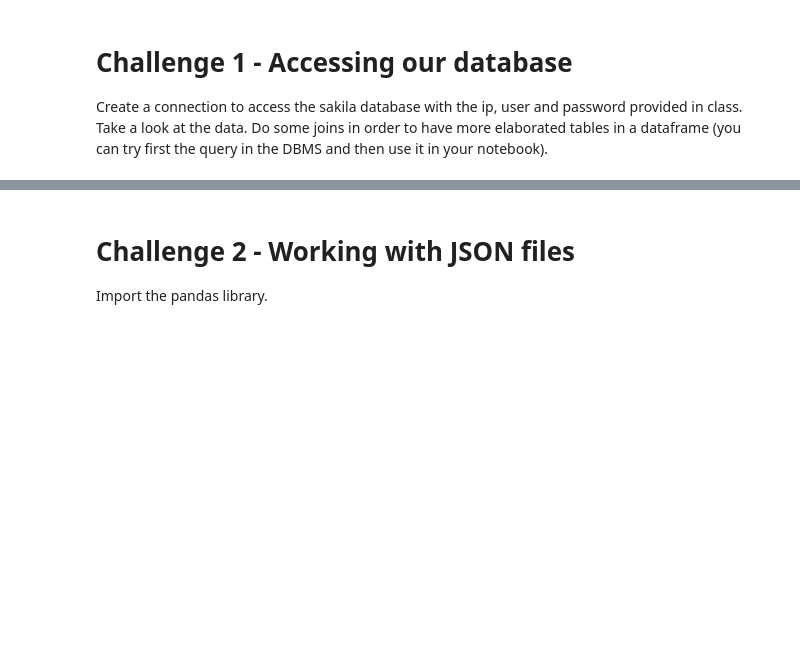
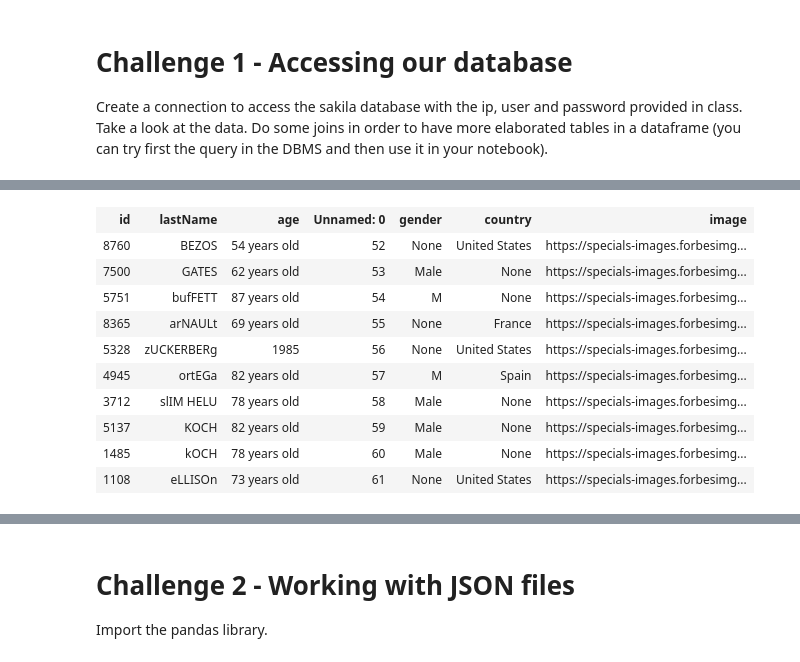
Before and after one commit to ta-data-mad/dataptmad0420, a Jupyter notebook: module-1/importing-exporting-data/your-code/main.ipynb, the cells around one changed output, grey strips where cells are left out. Saved outputs shown, nothing was run; the diff lists cells and outputs as text; code cells hidden in the pictures; blank space fills up the shorter version.

```diff
--- a/module-1/importing-exporting-data/your-code/main.ipynb
+++ b/module-1/importing-exporting-data/your-code/main.ipynb
@@ -10,0 +80,14 @@ Create a connection to access the sakila database with the ip, user and password
+# %%
+personal_info
+# %% [output]
+| id | lastName | age | Unnamed: 0 | gender | country | image |
+| 8760 | BEZOS | 54 years old | 52 | None | United States | https://specials-images.forbesimg... |
+| 7500 | GATES | 62 years old | 53 | Male | None | https://specials-images.forbesimg... |
+| 5751 | bufFETT | 87 years old | 54 | M | None | https://specials-images.forbesimg... |
+| 8365 | arNAULt | 69 years old | 55 | None | France | https://specials-images.forbesimg... |
+| 5328 | zUCKERBERg | 1985 | 56 | None | United States | https://specials-images.forbesimg... |
+| 4945 | ortEGa | 82 years old | 57 | M | Spain | https://specials-images.forbesimg... |
+| 3712 | slIM HELU | 78 years old | 58 | Male | None | https://specials-images.forbesimg... |
+| 5137 | KOCH | 82 years old | 59 | Male | None | https://specials-images.forbesimg... |
+| 1485 | kOCH | 78 years old | 60 | Male | None | https://specials-images.forbesimg... |
+| 1108 | eLLISOn | 73 years old | 61 | None | United States | https://specials-images.forbesimg... |
```
Also changed, not shown: parts of 16 cells of this notebook.
